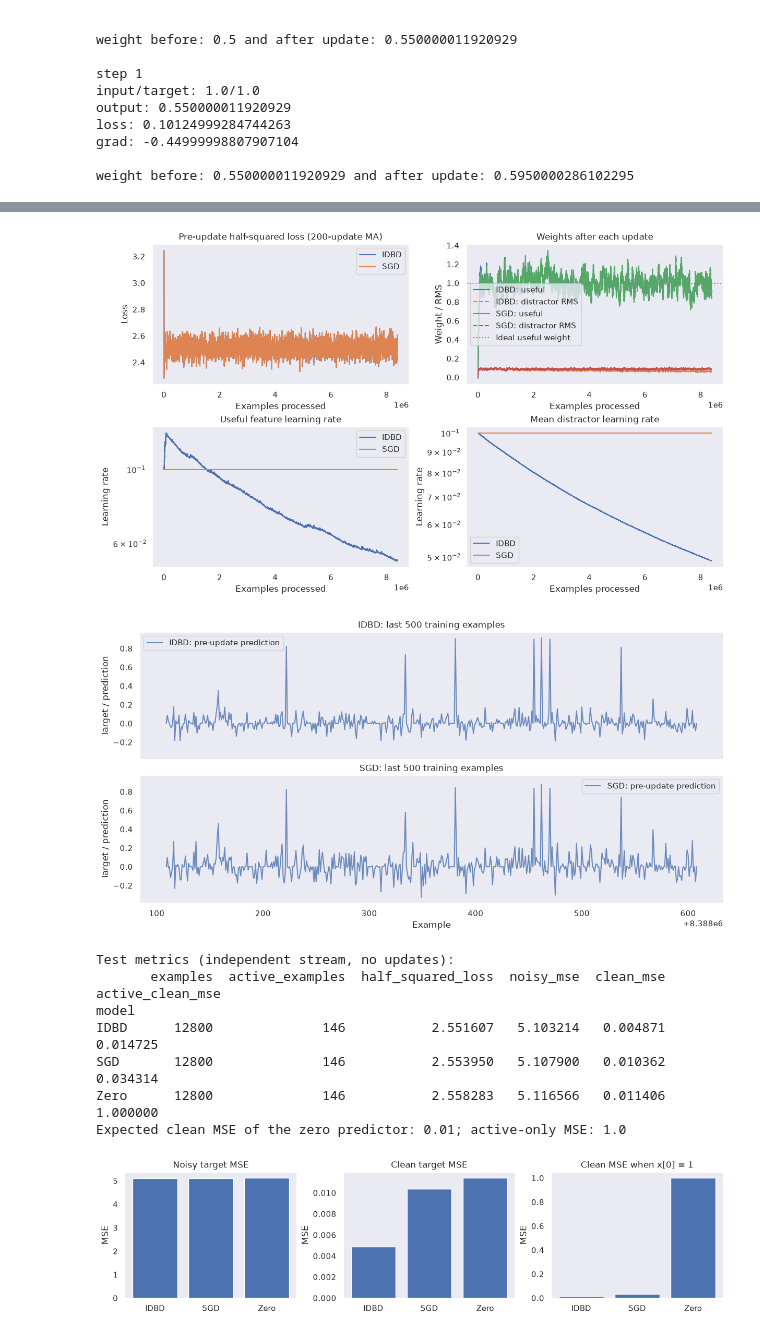
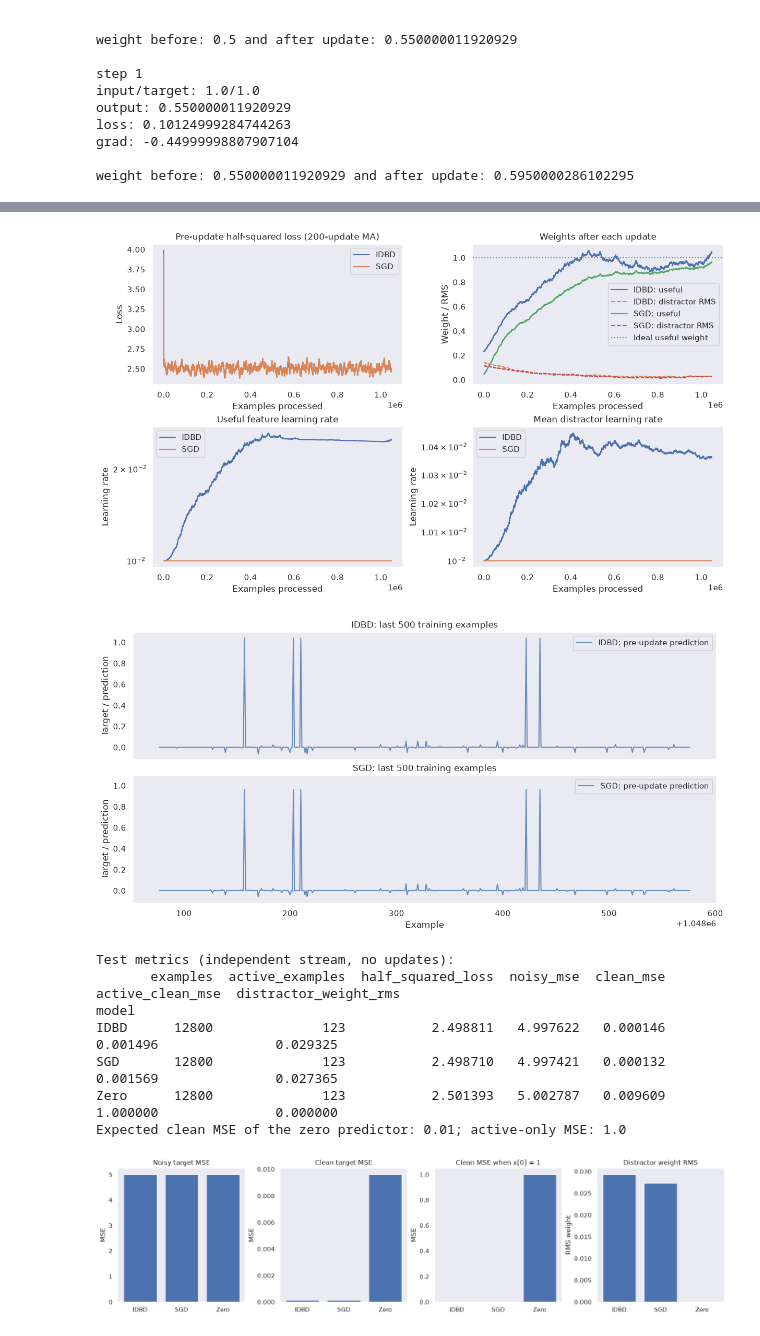
Before and after one commit to jasperjonkhans/IDBD-optimizer, a Jupyter notebook: sgd_idbd_exercise.ipynb, the cells around one changed output, grey strips where cells are left out. Drawn from its saved outputs; the diff is of its cells as text; code cells hidden in the pictures.

```diff
--- a/sgd_idbd_exercise.ipynb
+++ b/sgd_idbd_exercise.ipynb
@@ -15,7 +15,7 @@ from torch import nn
 
 seed = 1234
 num_observations = 500
-initial_lr = 0.1
+initial_lr = 0.01
 meta_lr = 0.1
 loss_fn = lambda y, y_hat : 1/2 * (y - y_hat).square()
 # %%
@@ -50,7 +50,7 @@ x = np.random.binomial(1, 0.01, size=4096)
 # %%
 # Build Linear(4096, 1, bias=False); initialize all weights to zero.
 # Use plain SGD: fixed learning rate, no momentum or weight decay.
-input_dim = 4096
+input_dim = 2
 output_dim = 1
 model = nn.Linear(input_dim, 1, bias=False)
 nn.init.zeros_(model.weight)
@@ -211,8 +211,9 @@ from itertools import islice
 from torch.utils.data import DataLoader
 from idbd_exercise import IDBD
 
+input_dim = 16
 BATCH_SIZE = 32
-TRAINING_ITERATIONS = 2**18
+TRAINING_ITERATIONS = 2**15
 
 
 def _metric_totals():
@@ -257,11 +258,15 @@ def _summarize_metrics(totals_by_model):
 
 def train(dataset, iterations, batch_size, initial_lr, meta_lr):
     print(dataset.input_dim)
-    models = {name: nn.Linear(dataset.input_dim, 1, bias=False)
-              for name in ("IDBD", "SGD")}
-    for model in models.values():
-        nn.init.zeros_(model.weight)
-        model.train(True)
+
+    idbd_model = nn.Linear(dataset.input_dim, 1, bias=False).train(True)
+    sgd_model = copy.deepcopy(idbd_model)
+
+    models = {
+        "IDBD": idbd_model,
+        "SGD": sgd_model,
+    }
+
 
     optimizers = {
         "IDBD": IDBD(models["IDBD"].parameters(),
@@ -401,8 +414,8 @@ for ax, name in zip(axes, models):
 axes[-1].set_xlabel("Example")
 plt.show()
 # %% [output]
-[figure, old version]
+[figure, new version]
-[figure, old version]
+[figure, new version]
 # %%
 # Evaluate both frozen models on identical, independently generated examples.
 # MSE is twice the half-squared loss used for training.
@@ -424,40 +437,46 @@ def test(models, dataset, iterations, batch_size):
             for name, model in models.items():
                 prediction = model(x).squeeze(-1)
                 if not torch.isfinite(prediction).all().item():
                     raise FloatingPointError(f"{name}: non-finite test prediction")
                 _accumulate_metrics(totals[name], prediction, noisy_y, clean_y)
             _accumulate_metrics(totals["Zero"], torch.zeros_like(clean_y), noisy_y, clean_y)
     finally:
         for name, model in models.items():
             model.train(training_modes[name])
-    return _summarize_metrics(totals)
+    metrics = _summarize_metrics(totals)
+    # Feature 0 is useful; all remaining weights belong to distractors.
+    metrics["distractor_weight_rms"] = [
+        model.weight[:, 1:].square().mean().sqrt().item()
+        for model in models.values()
+    ] + [0.0]  # The zero predictor has only zero weights.
+    return metrics
 
 
 test_stream = DataStream(input_dim=input_dim, seed=TEST_SEED)
 test_metrics = test(models, test_stream, iterations=TEST_ITERATIONS,
                     batch_size=TEST_BATCH_SIZE)
 print("Test metrics (independent stream, no updates):")
 print(test_metrics.to_string())
 print("Expected clean MSE of the zero predictor: 0.01; active-only MSE: 1.0")
 
-fig, axes = plt.subplots(1, 3, figsize=(12, 3), constrained_layout=True)
+fig, axes = plt.subplots(1, 4, figsize=(16, 4), constrained_layout=True)
 for ax, column, title in zip(
-    axes, ("noisy_mse", "clean_mse", "active_clean_mse"),
-    ("Noisy target MSE", "Clean target MSE", "Clean MSE when x[0] = 1"),
+    axes, ("noisy_mse", "clean_mse", "active_clean_mse", "distractor_weight_rms"),
+    ("Noisy target MSE", "Clean target MSE", "Clean MSE when x[0] = 1", "Distractor weight RMS"),
 ):
     ax.bar(test_metrics.index, test_metrics[column])
     ax.set_title(title)
-    ax.set_ylabel("MSE")
+    ax.set_ylabel("RMS weight" if column == "distractor_weight_rms" else "MSE")
 plt.show()
 
 # For multiple seeds/rates, repeat train/test with fresh DataStream instances
 # and record the configuration and test metrics for every run.
 # %% [output]
 Test metrics (independent stream, no updates):
-       examples  active_examples  half_squared_loss  noisy_mse  clean_mse  active_clean_mse
+       examples  active_examples  half_squared_loss  noisy_mse  clean_mse  active_clean_mse  distractor_weight_rms
 model
-IDBD      12800              146           2.551607   5.103214   0.004871          0.014725
-SGD       12800              146           2.553950   5.107900   0.010362          0.034314
-Zero      12800              146           2.558283   5.116566   0.011406          1.000000
+IDBD      12800              123           2.498811   4.997622   0.000146          0.001496               0.029325
+SGD       12800              123           2.498710   4.997421   0.000132          0.001569               0.027365
+Zero      12800              123           2.501393   5.002787   0.009609          1.000000               0.000000
 Expected clean MSE of the zero predictor: 0.01; active-only MSE: 1.0
-[figure, old version]
+[figure, new version]
```
Also changed, not shown: parts of 5 cells of this notebook, 1 other file.
